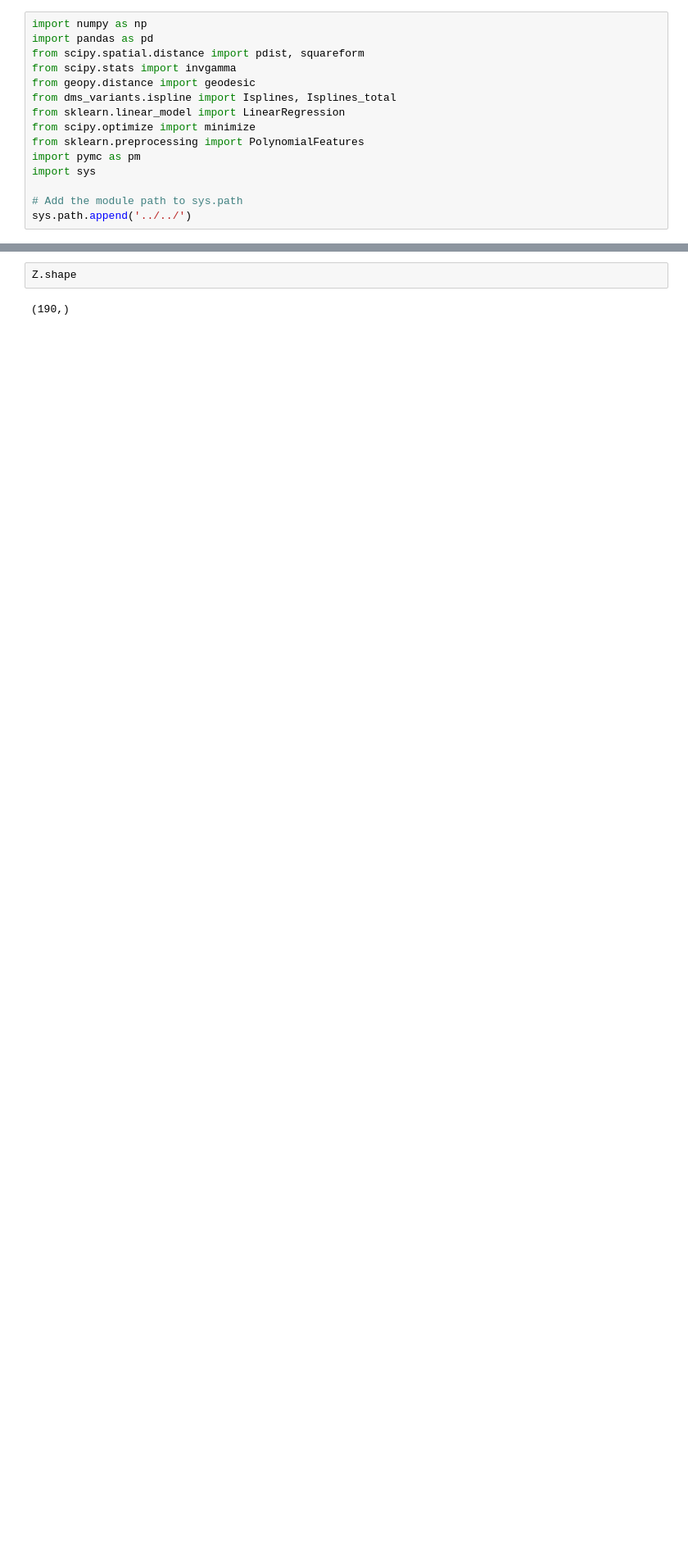
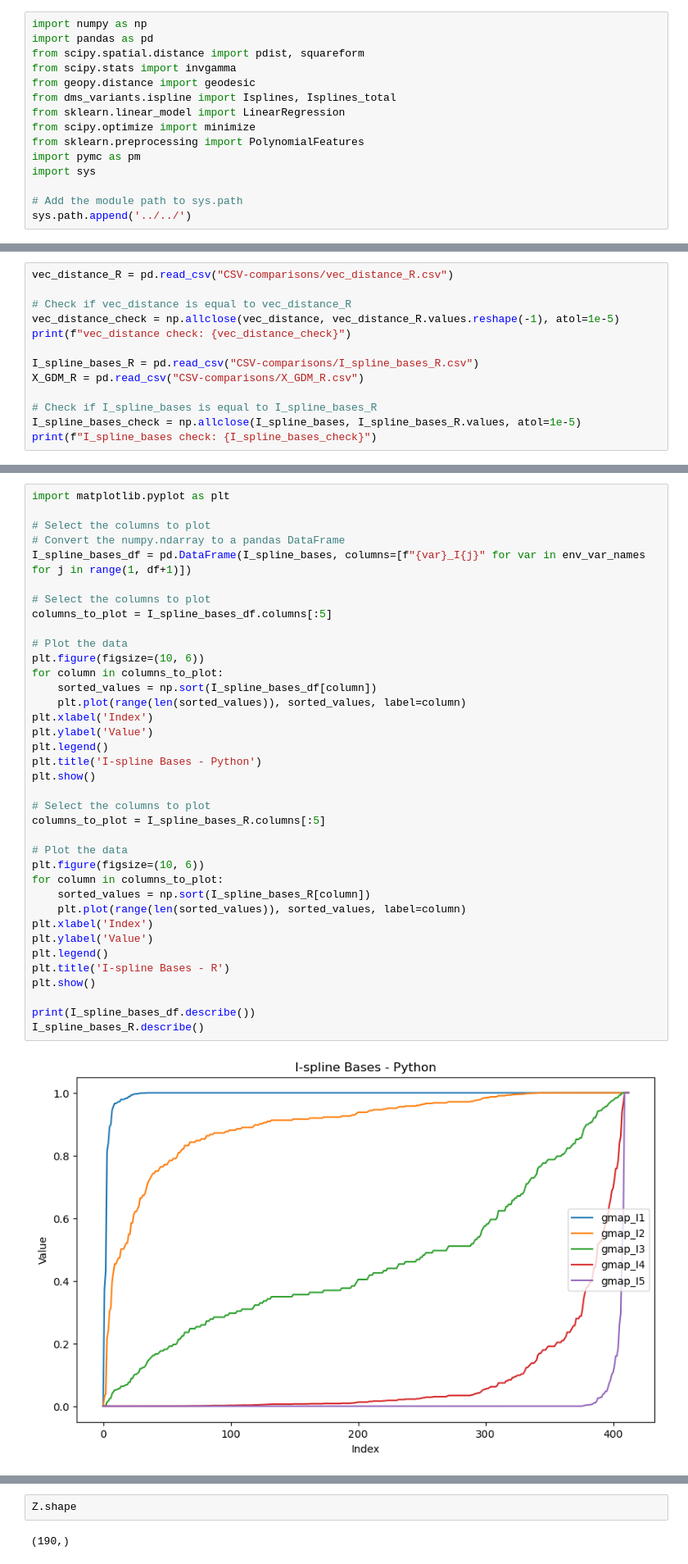
Before and after one commit to butterman0/spGDMM, a Jupyter notebook: nimble_code/SA Family/data_exploration_AFS.ipynb, the cells around one changed output, grey strips where cells are left out. Shown at 82% size. Drawn from its saved outputs; the diff is of its cells as text; blank space fills up the shorter version.

```diff
--- a/nimble_code/SA Family/data_exploration_AFS.ipynb
+++ b/nimble_code/SA Family/data_exploration_AFS.ipynb
@@ -134,0 +242,13 @@ Proportion of ones: 0.08947368421052632
+# %%
+vec_distance_R = pd.read_csv("CSV-comparisons/vec_distance_R.csv")
+
+# Check if vec_distance is equal to vec_distance_R
+vec_distance_check = np.allclose(vec_distance, vec_distance_R.values.reshape(-1), atol=1e-5)
+print(f"vec_distance check: {vec_distance_check}")
+
+I_spline_bases_R = pd.read_csv("CSV-comparisons/I_spline_bases_R.csv")
+X_GDM_R = pd.read_csv("CSV-comparisons/X_GDM_R.csv")
+
+# Check if I_spline_bases is equal to I_spline_bases_R
+I_spline_bases_check = np.allclose(I_spline_bases, I_spline_bases_R.values, atol=1e-5)
+print(f"I_spline_bases check: {I_spline_bases_check}")
@@ -134,0 +320,39 @@ Proportion of ones: 0.08947368421052632
+# %%
+import matplotlib.pyplot as plt
+
+# Select the columns to plot
+# Convert the numpy.ndarray to a pandas DataFrame
+I_spline_bases_df = pd.DataFrame(I_spline_bases, columns=[f"{var}_I{j}" for var in env_var_names for j in range(1, df+1)])
+
+# Select the columns to plot
+columns_to_plot = I_spline_bases_df.columns[:5]
+
+# Plot the data
+plt.figure(figsize=(10, 6))
+for column in columns_to_plot:
+    sorted_values = np.sort(I_spline_bases_df[column])
+    plt.plot(range(len(sorted_values)), sorted_values, label=column)
+plt.xlabel('Index')
+plt.ylabel('Value')
+plt.legend()
+plt.title('I-spline Bases - Python')
+plt.show()
+
+# Select the columns to plot
+columns_to_plot = I_spline_bases_R.columns[:5]
+
+# Plot the data
+plt.figure(figsize=(10, 6))
+for column in columns_to_plot:
+    sorted_values = np.sort(I_spline_bases_R[column])
+    plt.plot(range(len(sorted_values)), sorted_values, label=column)
+plt.xlabel('Index')
+plt.ylabel('Value')
+plt.legend()
+plt.title('I-spline Bases - R')
+plt.show()
+
+print(I_spline_bases_df.describe())
+I_spline_bases_R.describe()
+# %% [output]
+[figure, added]
```
Also changed, not shown: parts of 17 cells of this notebook, 3 other files.
